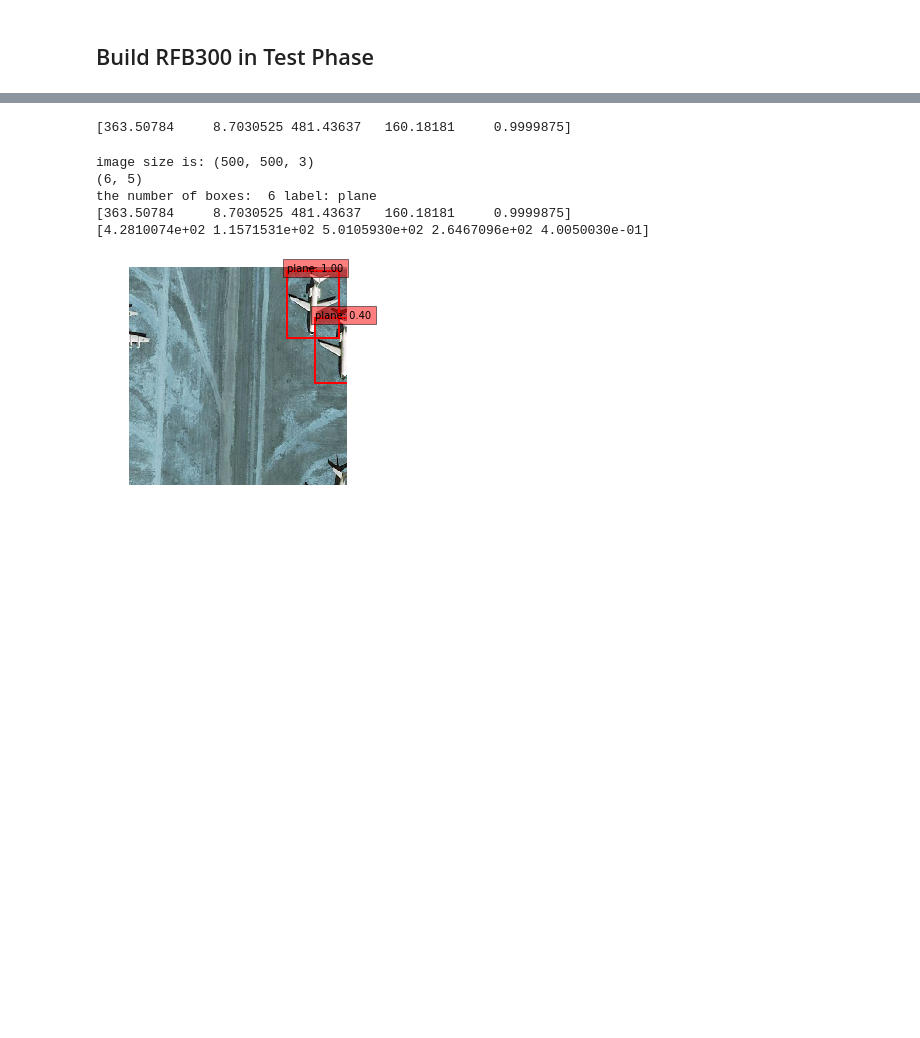
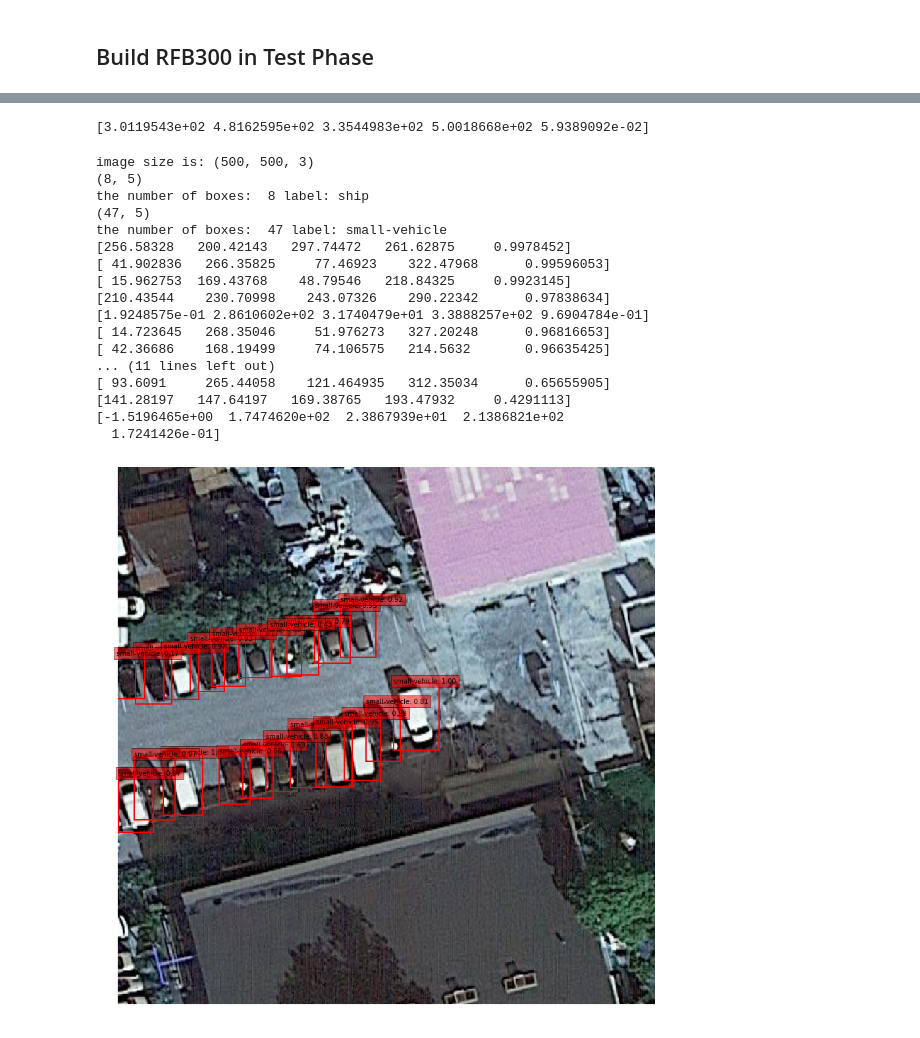
Before and after one commit to RaymondBigCat/PytorchSSD-dota, a Jupyter notebook: demo-dota.ipynb, the cells around one changed output, grey strips where cells are left out. Cells and saved outputs as stored; diff of their text form; code cells hidden in the pictures; blank space fills up the shorter version.

Commit message:
1080Ti branch init

```diff
--- a/demo-dota.ipynb
+++ b/demo-dota.ipynb
@@ -35,13 +35,14 @@ print(torch.__version__)
 ## 2. 相关参数设置
 ### 1. build net
 # %%
-trained_model = '/home/b622/project/PytorchSSD-dota/weights/DOTAweights/RFB_vgg_DOTA_300/2019-05-21-00:19/RFB_vgg_DOTA_epoches_300.pth'
+trained_model = '/home/buaab622/project/PytorchSSD-dota/weights/DOTAweights/RFB_vgg_DOTA_300/2019-06-03-17:46/RFB_vgg_DOTA_epoches_300.pth'
 img_dim = 300
 num_classes = len(DOTA_CLASSES)
+print(num_classes)
 num_images = 1
 rgb_means = (100.95,100.55,95.21) # RFB for voc
 cuda = True
-top_k = 200
+top_k = 300
 cfg = VOC_300
 detector = Detect(num_classes,0,cfg)
 priorbox = PriorBox(cfg) # 锚框
@@ -49,5 +50,7 @@ priors = priorbox.forward().cuda() # PyTorch版本不对，还要用Variable
 max_per_image=300
 thresh=0.005
 rgb_std = (1, 1, 1)
-val_sets = 'subset_planes_500_gap200_val_GSC' # A subset of DOTA for testing
-val_list = 'plane_val' # dataset type
+#val_sets = 'subset_planes_500_gap200_val_GSC' # A subset of DOTA for testing
+val_sets = 'subset_car_ship_500_val_GSC' # A subset of DOTA for testing
+#val_list = 'plane_val' # dataset type
+val_list = 'car_ship_val'
@@ -54,2 +59,21 @@ val_list = 'plane_val' # dataset type
 # %% [markdown]
 ## Build RFB300 in Test Phase
+# %%
+# init net
+from models.RFB_Net_vgg import build_net
+net = build_net(img_dim, num_classes,phase='test')
+
+state_dict = torch.load(trained_model)
+# create new OrderedDict that does not contain `module.`
+from collections import OrderedDict
+
+new_state_dict = OrderedDict()
+for k, v in state_dict.items():
+    head = k[:7]
+    if head == 'module.':
+        name = k[7:]  # remove `module.`
+    else:
+        name = k
+    new_state_dict[name] = v
+net.load_state_dict(new_state_dict)
+net.eval()
@@ -84,7 +111,7 @@ testset = DOTADetection(DOTAroot, val_sets, None,
                         AnnotationTransform(),
                         dataset_name = val_list)
 # %%
-img_id = 100
+img_id = 30
 image = testset.pull_image(img_id)
 rgb_image = cv2.cvtColor(image, cv2.COLOR_BGR2RGB)
 # View the sampled input image before transform
@@ -149,7 +176,7 @@ if max_per_image > 0:
 # box = [4个位置信息，1个置信度]
 print((all_boxes[1][0][0]))
 # %% [output]
-[363.50784     8.7030525 481.43637   160.18181     0.9999875]
+[3.0119543e+02 4.8162595e+02 3.3544983e+02 5.0018668e+02 5.9389092e-02]
 # %%
 # 可视化
 print('image size is:',image.shape)
@@ -172,7 +199,7 @@ for k in range(1, num_classes):
         continue
     print('the number of boxes: ', dets.shape[0], 'label:', DOTA_CLASSES[k])
     for s in range(dets.shape[0]): # 遍历所有框
-        if dets[s][-1] >= 0.06:
+        if dets[s][-1] >= 0.1:
             print (dets[s])
             c = (np.random.random((1, 3)) * 0.6 + 0.4).tolist()[0] # 随机选颜色
             #color.append(c)
@@ -180,38 +207,50 @@ for k in range(1, num_classes):
             xc,yc,w,h = dets[s][:4]
             xmin = xc - w/2
             xmax = xc + w/2
             ymin = yc - h/2
             ymax = yc + h/2
             """
             xmin,ymin,xmax,ymax = dets[s][:4]
             if xmin < 0: xmin =0
             if ymin < 0: ymin =0
             if xmax > image.shape[0]: xmax = image.shape[0]
             if ymax > image.shape[0]: ymax = image.shape[1]
             #poly = [(xmin,ymax),(xmin,ymin),(xmax,ymin),(xmax,ymax)]
             #polygons.append(Polygon(poly)) #append应该是允许多次画框
             # 标签
             #text = DOTA_CLASSES[k]+ ':' + '{:.3f}'.format(dets[s, -1])
             #cv2.rectangle(img, (int(dets[s, 0] + 1),int(dets[s, 1] + 1)), (int(dets[s, 2] + 1),int(dets[s, 3] + 1)), colors[k], 2)
             #cv2.putText(img, text, (int(dets[s, 0] + 1),int(dets[s, 1] + 1)), cv2.FONT_HERSHEY_SIMPLEX, 0.5, colors[k], 1)
             display_txt = '%s: %.2f'%(DOTA_CLASSES[k], dets[s, -1])
             pt = dets[s][:4]
             coords = (pt[0], pt[1]), pt[2]-pt[0]+1, pt[3]-pt[1]+1
             color = colors[i]
             currentAxis.add_patch(plt.Rectangle(*coords, fill=False, edgecolor=color, linewidth=2))
             currentAxis.text(pt[0], pt[1], display_txt, bbox={'facecolor':color, 'alpha':0.5})
 
 #p = PatchCollection(polygons, facecolors=color, linewidths=0, alpha=0.4)
 #ax.add_collection(p)
 #p = PatchCollection(polygons, facecolors='none', edgecolors=color, linewidths=2)
 #ax.add_collection(p)
 # %% [output]
 image size is: (500, 500, 3)
-(6, 5)
-the number of boxes:  6 label: plane
-[363.50784     8.7030525 481.43637   160.18181     0.9999875]
-[4.2810074e+02 1.1571531e+02 5.0105930e+02 2.6467096e+02 4.0050030e-01]
+(8, 5)
+the number of boxes:  8 label: ship
+(47, 5)
+the number of boxes:  47 label: small-vehicle
+[256.58328   200.42143   297.74472   261.62875     0.9978452]
+[ 41.902836   266.35825     77.46923    322.47968      0.99596053]
+[ 15.962753  169.43768    48.79546   218.84325     0.9923145]
+[210.43544    230.70998    243.07326    290.22342      0.97838634]
+[1.9248575e-01 2.8610602e+02 3.1740479e+01 3.3888257e+02 9.6904784e-01]
+[ 14.723645   268.35046     51.976273   327.20248      0.96816653]
+[ 42.36686    168.19499     74.106575   214.5632       0.96635425]
+... (11 lines left out)
+[ 93.6091     265.44058    121.464935   312.35034      0.65655905]
+[141.28197   147.64197   169.38765   193.47932     0.4291113]
+[-1.5196465e+00  1.7474620e+02  2.3867939e+01  2.1386821e+02
+  1.7241426e-01]
-[figure, old version]
+[figure, new version]
 # %%
 # 可视化
 print('image size is:',image.shape)
```
Also changed, not shown: parts of 8 cells of this notebook, 3 other files.
